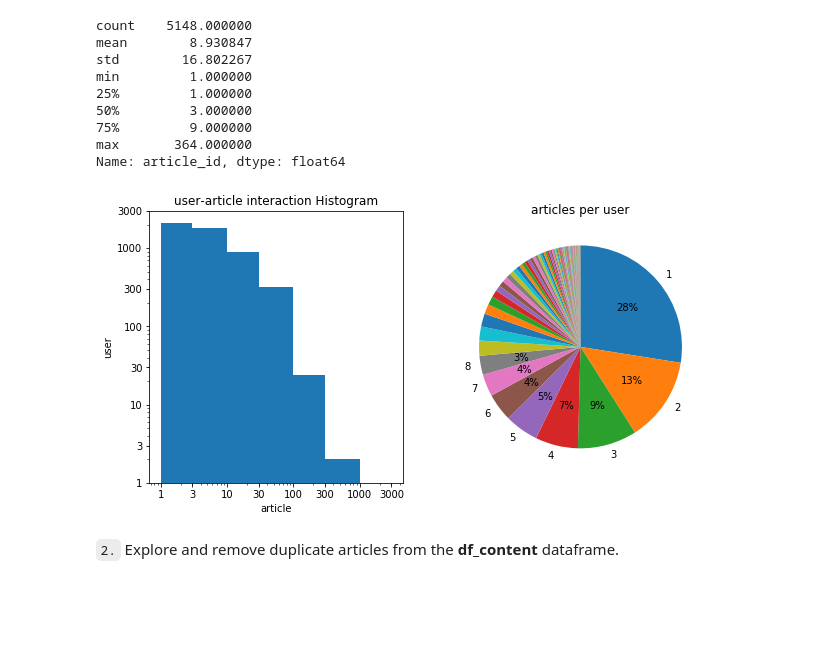
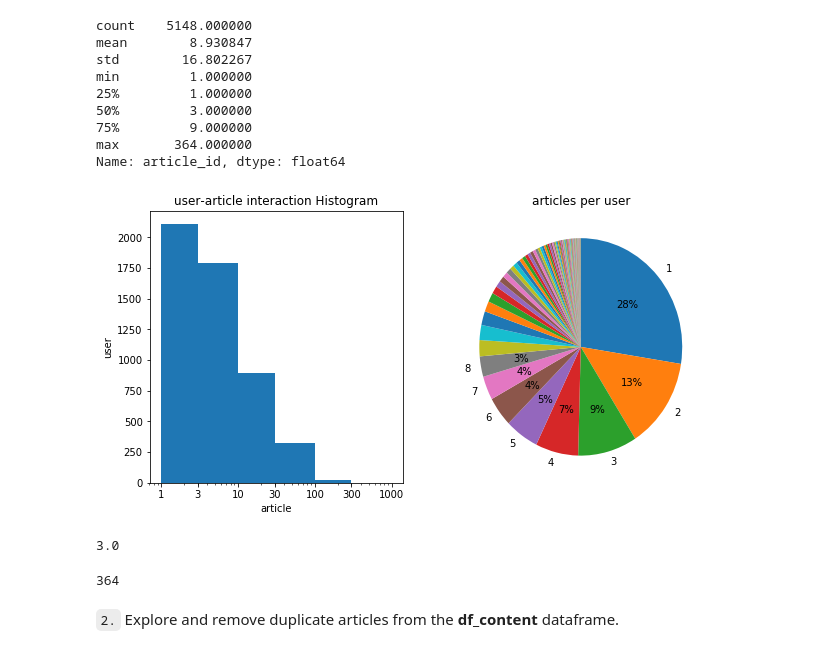
Before and after one commit to dragon7-fc/DSND-Recommendations_with_IBM, a Jupyter notebook: Recommendations_with_IBM.ipynb, the cells around one changed output. Saved outputs shown, nothing was run; the diff lists cells and outputs as text; code cells hidden in the pictures; blank space fills up the shorter version.

```diff
--- a/Recommendations_with_IBM.ipynb
+++ b/Recommendations_with_IBM.ipynb
@@ -82,29 +82,35 @@ Name: article_id, dtype: float64
 # %%
 plt.figure(figsize = [10, 5])
 
 plt.subplot(1, 2, 1)
-bins = [1, 3 ,10, 30, 100, 300, 1000, 3000]
+bins = [1, 3 ,10, 30, 100, 300, 1000]
 ticks = bins
 labels = ['{}'.format(val) for val in ticks]
 plt.hist(usr_art_count.values, bins=bins)
 plt.xscale('log')
 plt.xticks(ticks, labels)
 plt.xlabel('article')
-plt.yscale('log')
-plt.yticks(ticks, labels)
 plt.ylabel('user')
 plt.title('user-article interaction Histogram')
 
 plt.subplot(1, 2, 2)
 sorted_counts = usr_art_count.value_counts()
 sorted_labes = pd.DataFrame(usr_art_count.value_counts().index)[0].apply(lambda x: x if x < 9 else '')
 plt.pie(sorted_counts, labels=sorted_labes, autopct=lambda x: ('%1.f%%' % x) if x > 3 else '', startangle = 90,
         counterclock = False)
 plt.title("articles per user")
 
 plt.show()
 # %% [output]
-[figure, old version]
+[figure, new version]
+# %%
+usr_art_count.median()
+# %% [output]
+3.0
+# %%
+usr_art_count.max()
+# %% [output]
+364
 # %%
 # Fill in the median and maximum number of user_article interactios below
 
```
Also changed, not shown: parts of 48 cells of this notebook.
